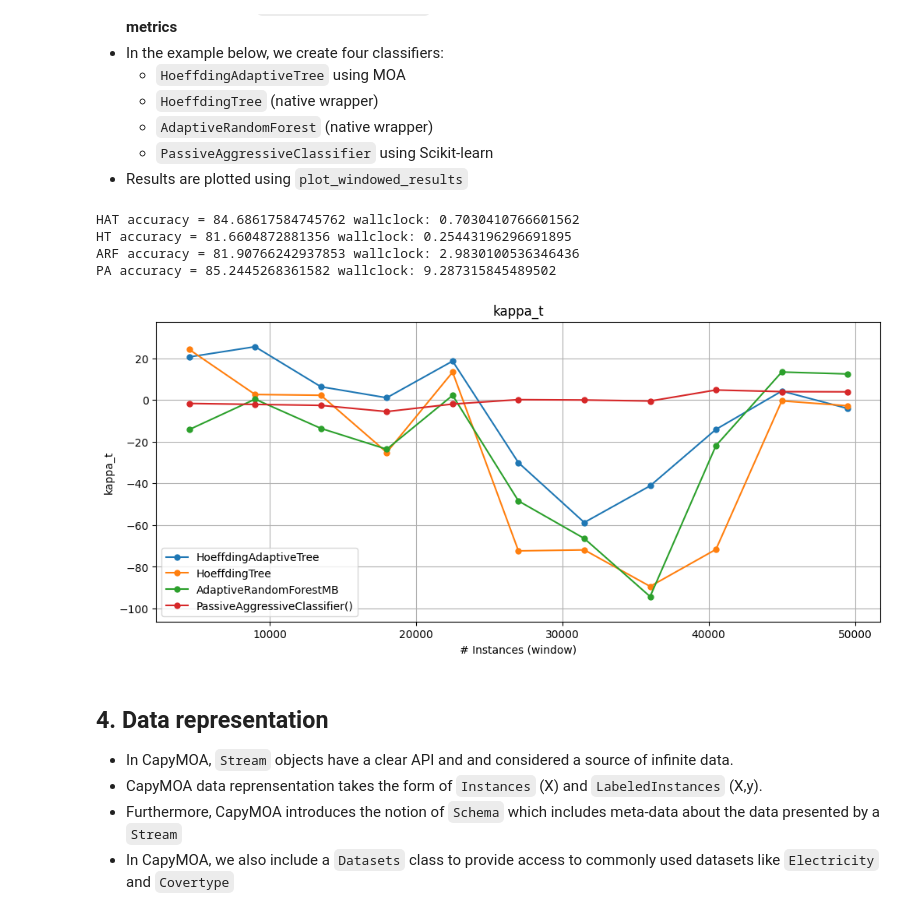
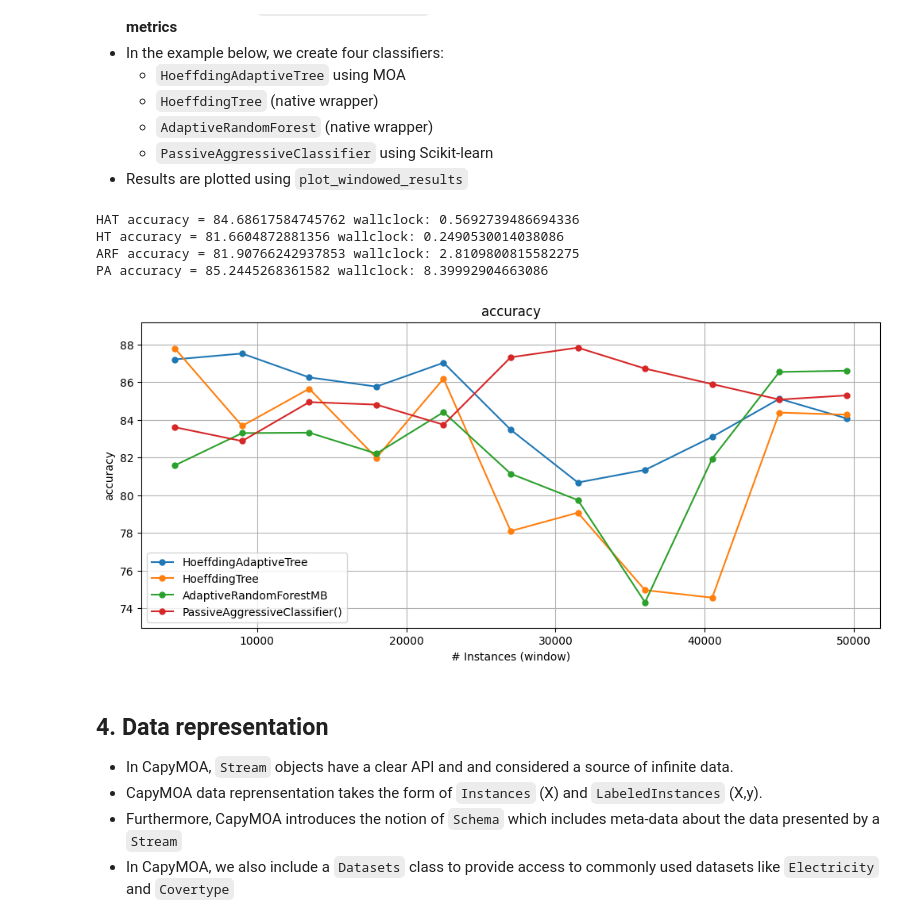
Before and after one commit to adaptive-machine-learning/kdd2024_ml_for_streams, a Jupyter notebook: notebooks/01_KDD2024_introduction.ipynb, the cells around one changed output. Cells and saved outputs as stored; diff of their text form; code cells hidden in the pictures.

```diff
--- a/notebooks/01_KDD2024_introduction.ipynb
+++ b/notebooks/01_KDD2024_introduction.ipynb
@@ -108,39 +109,41 @@ Cumulative accuracy = 81.6604872881356, wall-clock time: 0.2669870853424072
 # %%
 from capymoa.evaluation.visualization import plot_windowed_results
 from capymoa.base import MOAClassifier, SKClassifier
 from moa.classifiers.trees import HoeffdingAdaptiveTree
 from sklearn.linear_model import PassiveAggressiveClassifier
 from capymoa.classifier import HoeffdingTree
 from capymoa.classifier import AdaptiveRandomForestClassifier
 
 
 HT = HoeffdingTree(schema=elec_stream.get_schema(), grace_period=50)
-ARF = AdaptiveRandomForestClassifier(schema=elec_stream.get_schema(), ensemble_size=10, number_of_jobs=4)
+ARF = AdaptiveRandomForestClassifier(schema=elec_stream.get_schema(), ensemble_size=10,
+                                     number_of_jobs=4)
 # Users a generic wrapper for a MOA classifier
-HAT = MOAClassifier(schema=elec_stream.get_schema(), moa_learner=HoeffdingAdaptiveTree, CLI="-g 50")
+HAT = MOAClassifier(schema=elec_stream.get_schema(), moa_learner=HoeffdingAdaptiveTree,
+                    CLI="-g 50")
 # Uses a generic wrapper for a scikit-learn classifier
 PA = SKClassifier(sklearner=PassiveAggressiveClassifier(), schema=elec_stream.get_schema())
 
 results_HAT = prequential_evaluation(stream=elec_stream, learner=HAT, window_size=4500)
 results_HT = prequential_evaluation(stream=elec_stream, learner=HT, window_size=4500)
 results_ARF = prequential_evaluation(stream=elec_stream, learner=ARF, window_size=4500)
 results_PA = prequential_evaluation(stream=elec_stream, learner=PA, window_size=4500)
 
 # Comparing models based on their cumulative accuracy
 print(f"HAT accuracy = {results_HAT.cumulative.accuracy()} wallclock: {results_HAT.wallclock()}")
 print(f"HT accuracy = {results_HT.cumulative.accuracy()} wallclock: {results_HT.wallclock()}")
 print(f"ARF accuracy = {results_ARF.cumulative.accuracy()} wallclock: {results_ARF.wallclock()}")
 print(f"PA accuracy = {results_PA.cumulative.accuracy()} wallclock: {results_PA.wallclock()}")
 
-# Plotting the results. Note that we ovewrote the ylabel, but that doesn't change the metric.
-plot_windowed_results(results_HAT, results_HT, results_ARF, results_PA, metric="kappa_t", xlabel="# Instances (window)")
-# Tip: try kappa_t as a metric as well!
+# Plotting the results.
+plot_windowed_results(results_HAT, results_HT, results_ARF, results_PA,
+                      metric="accuracy", xlabel="# Instances (window)")
 # %% [output]
-HAT accuracy = 84.68617584745762 wallclock: 0.7030410766601562
-HT accuracy = 81.6604872881356 wallclock: 0.25443196296691895
-ARF accuracy = 81.90766242937853 wallclock: 2.9830100536346436
-PA accuracy = 85.2445268361582 wallclock: 9.287315845489502
+HAT accuracy = 84.68617584745762 wallclock: 0.5692739486694336
+HT accuracy = 81.6604872881356 wallclock: 0.2490530014038086
+ARF accuracy = 81.90766242937853 wallclock: 2.8109800815582275
+PA accuracy = 85.2445268361582 wallclock: 8.39992904663086
-[figure, old version]
+[figure, new version]
 # %% [markdown]
 ## 4. Data representation
 
```
Also changed, not shown: parts of 2 cells of this notebook, 5 other files.
